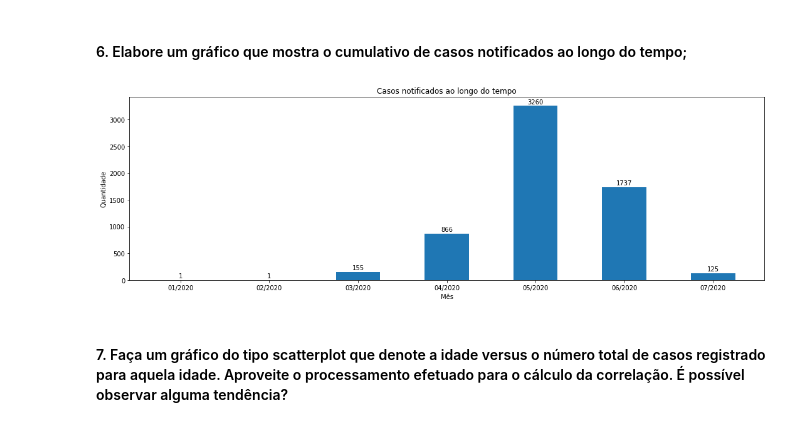
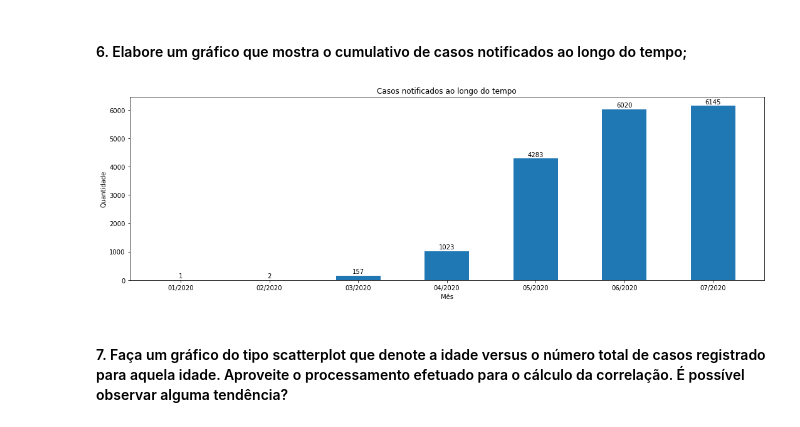
Before and after one commit to erikatilio/RNA-PP1, a Jupyter notebook: Visualização de Dados.ipynb, the cells around one changed output. Cells and saved outputs as stored; diff of their text form; code cells hidden in the pictures.

```diff
--- a/Visualização de Dados.ipynb
+++ b/Visualização de Dados.ipynb
@@ -126,26 +119,30 @@ array_month = df['_dt_notificacao'].dt.strftime('%m/%Y')
 unique_elements, counts_elements = np.unique(array_month, return_counts=True)
 # %%
 labels = unique_elements
-values = counts_elements
+values = []
+
+values.append(counts_elements[0])
+for i in range(len(counts_elements)-1):
+    values.append(values[i] + counts_elements[i+1])
 
 x = np.arange(len(labels))
 width = 0.5
 
 fig, ax = plt.subplots(figsize=(15,5))
 rects = ax.bar(x - width/2, values, width, align= 'edge')
 
 ax.set_ylabel('Quantidade')
 ax.set_xlabel('Mês')
 
 ax.set_title("Casos notificados ao longo do tempo")
 ax.set_xticks(x)
 ax.set_xticklabels(labels)
 
 autolabel(rects)
 fig.tight_layout()
 
 plt.show()
 # %% [output]
-[figure, old version]
+[figure, new version]
 # %% [markdown]
 #### 7. Faça um gráfico do tipo scatterplot que denote a idade versus o número total de casos registrado para aquela idade. Aproveite o processamento efetuado para o cálculo da correlação. É possível observar alguma tendência?
```
Also changed, not shown: parts of 4 cells of this notebook.
